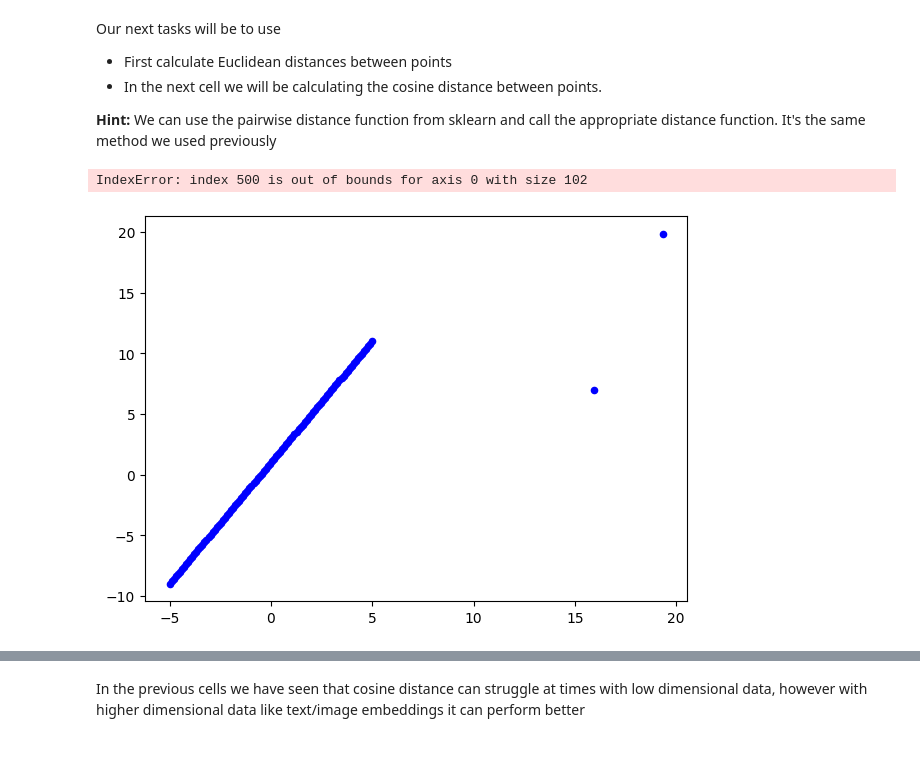
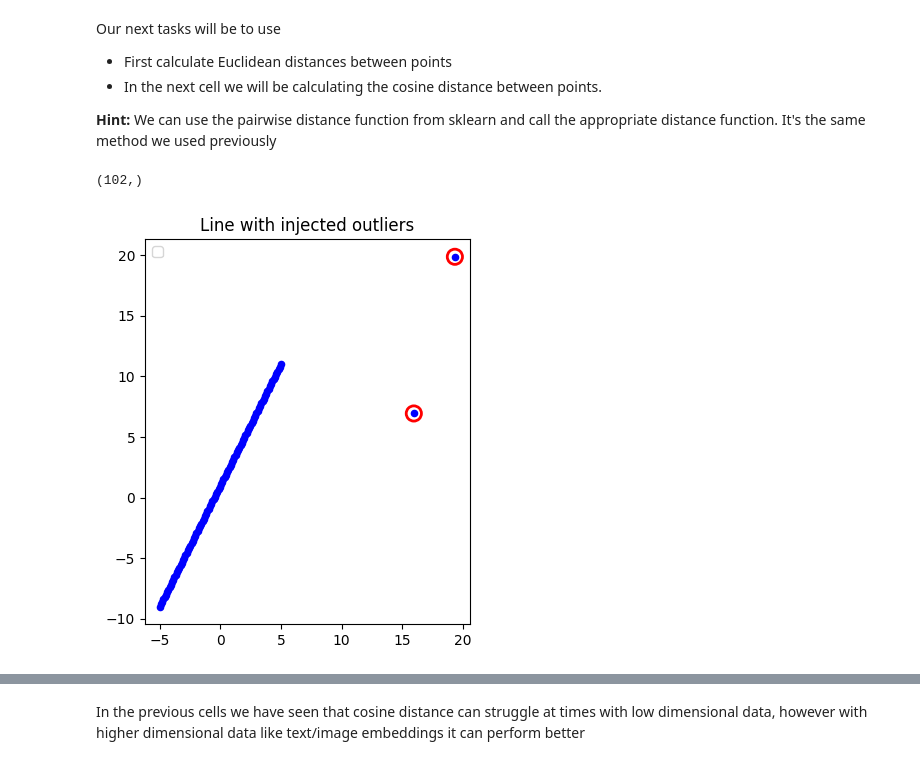
Before and after one commit to CS506-Boston-University/lab2-leeyi45, a Jupyter notebook: Lab_2.ipynb, the cells around one changed output, grey strips where cells are left out. Drawn from its saved outputs; the diff is of its cells as text; code cells hidden in the pictures.

```diff
--- a/Lab_2.ipynb
+++ b/Lab_2.ipynb
@@ -345,36 +345,36 @@ line_points = np.column_stack((xs, ys))
 n_outliers = 2
 rng = np.random.default_rng(42)
 outliers = rng.uniform(low=[-15, -15], high=[25, 35], size=(n_outliers, 2))
 
 # --- 3. Combine ---
 X = np.vstack([line_points, outliers])
 labels = np.array([0]*len(line_points) + [-1]*len(outliers))  # mark outliers as -1
 
 # TO-DO
 # --- Compute pairwise Euclidean distances ---
-D = pairwise_distances(X_full)
+D = pairwise_distances(X)
 
 # TO-DO
 # Distance profile: average distance to all other points
 mean_dist = D.mean(axis=1)
 
 # TO-DO
 # Identify potential outliers (top-2 by average distance)
 outlier_indices = np.argsort(mean_dist)[-2:][::-1]
 
 # --- 4. Visualize ---
 plt.figure(figsize=(7,5))
 #plt.scatter(line_points[:,0], line_points[:,1], c="blue", s=20)
 plt.scatter(X[:,0], X[:,1], c="blue", s=20)
 plt.scatter(X[outlier_indices,0], X[outlier_indices,1], facecolors="none", edgecolors="red",
             s=120, linewidths=2)
 plt.legend()
 plt.gca().set_aspect("equal")
 plt.title("Line with injected outliers")
 plt.show()
 # %% [output]
-IndexError: index 500 is out of bounds for axis 0 with size 102
+(102,)
-[figure, old version]
+[figure, new version]
 # %%
 import numpy as np
 import matplotlib.pyplot as plt
```
Also changed, not shown: parts of 4 cells of this notebook.
